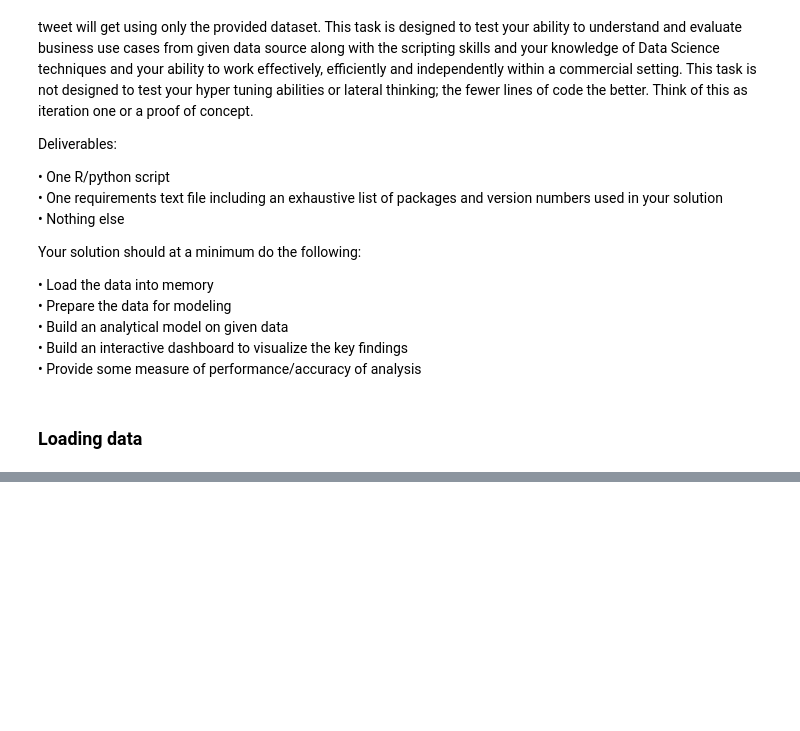
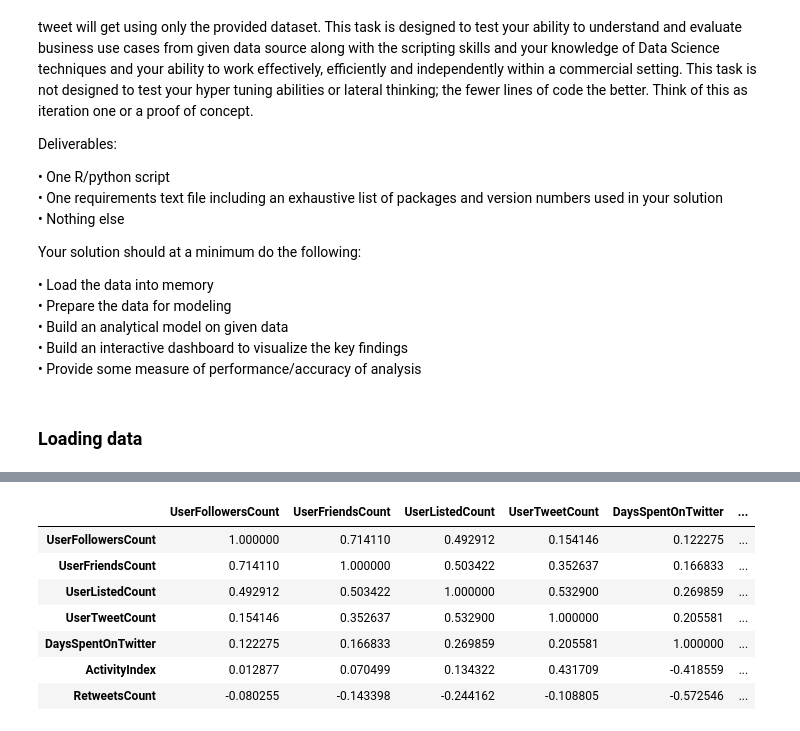
Before and after one commit to delhistore/Predicting_Retweets, a Jupyter notebook: PredictRetweets.ipynb, the cells around one changed output, grey strips where cells are left out. Cells and saved outputs as stored; diff of their text form; code cells hidden in the pictures; blank space fills up the shorter version.

```diff
--- a/PredictRetweets.ipynb
+++ b/PredictRetweets.ipynb
@@ -22,0 +164,2 @@ Your solution should at a minimum do the following:
+# %%
+numericData = data.iloc[:,3:]
@@ -22,0 +183,11 @@ Your solution should at a minimum do the following:
+# %%
+corr
+# %% [output]
+|  | UserFollowersCount | UserFriendsCount | UserListedCount | UserTweetCount | DaysSpentOnTwitter | ... |
+| UserFollowersCount | 1.000000 | 0.714110 | 0.492912 | 0.154146 | 0.122275 | ... |
+| UserFriendsCount | 0.714110 | 1.000000 | 0.503422 | 0.352637 | 0.166833 | ... |
+| UserListedCount | 0.492912 | 0.503422 | 1.000000 | 0.532900 | 0.269859 | ... |
+| UserTweetCount | 0.154146 | 0.352637 | 0.532900 | 1.000000 | 0.205581 | ... |
+| DaysSpentOnTwitter | 0.122275 | 0.166833 | 0.269859 | 0.205581 | 1.000000 | ... |
+| ActivityIndex | 0.012877 | 0.070499 | 0.134322 | 0.431709 | -0.418559 | ... |
+| RetweetsCount | -0.080255 | -0.143398 | -0.244162 | -0.108805 | -0.572546 | ... |
```
Also changed, not shown: parts of 54 cells of this notebook.
